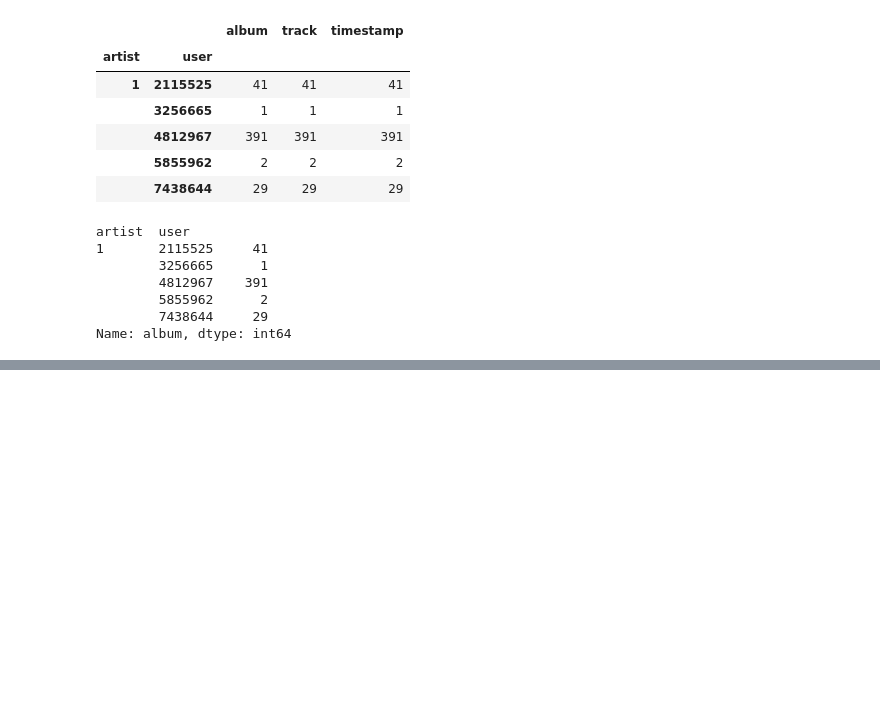
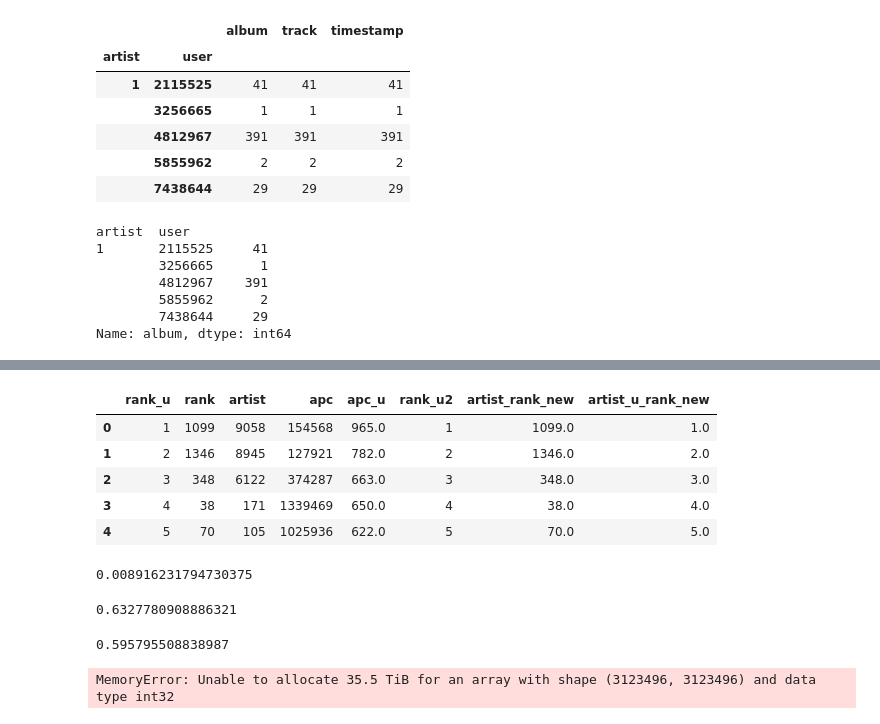
Before and after one commit to CaRniFeXeR/TUW_ExpDesignWS2021, a Jupyter notebook: generate_m_r_apc.ipynb, the cells around one changed output, grey strips where cells are left out. Drawn from its saved outputs; the diff is of its cells as text; code cells hidden in the pictures; blank space fills up the shorter version.

```diff
--- a/generate_m_r_apc.ipynb
+++ b/generate_m_r_apc.ipynb
@@ -67,0 +336,13 @@ Name: album, dtype: int64
+# %%
+artist_joined.head()
+# %% [output]
+|  | rank_u | rank | artist | apc | apc_u | rank_u2 | artist_rank_new | artist_u_rank_new |
+| 0 | 1 | 1099 | 9058 | 154568 | 965.0 | 1 | 1099.0 | 1.0 |
+| 1 | 2 | 1346 | 8945 | 127921 | 782.0 | 2 | 1346.0 | 2.0 |
+| 2 | 3 | 348 | 6122 | 374287 | 663.0 | 3 | 348.0 | 3.0 |
+| 3 | 4 | 38 | 171 | 1339469 | 650.0 | 4 | 38.0 | 4.0 |
+| 4 | 5 | 70 | 105 | 1025936 | 622.0 | 5 | 70.0 | 5.0 |
+# %%
+artist_joined["artist_u_rank_new"].corr(artist_joined["artist_rank_new"], method = "spearman")
+# %% [output]
+0.008916231794730375
@@ -67,0 +351,13 @@ Name: album, dtype: int64
+# %%
+artist_joined_only_user["artist_u_rank_new"].corr(artist_joined_only_user["artist_rank_new"], method = "kendall")
+# %% [output]
+0.6327780908886321
+# %%
+artist_joined_only_user["rank_u"].corr(artist_joined_only_user["rank"], method = "kendall")
+# %% [output]
+0.595795508838987
+# %%
+#print(normalised_kendall_tau_distance(artist_joined["apc"],artist_joined["apc_u"]))
+print(normalised_kendall_tau_distance(artist_joined["artist_rank_new"],artist_joined["artist_u_rank_new"]))
+# %% [output]
+MemoryError: Unable to allocate 35.5 TiB for an array with shape (3123496, 3123496) and data type int32
```
Also changed, not shown: parts of 40 cells of this notebook.
